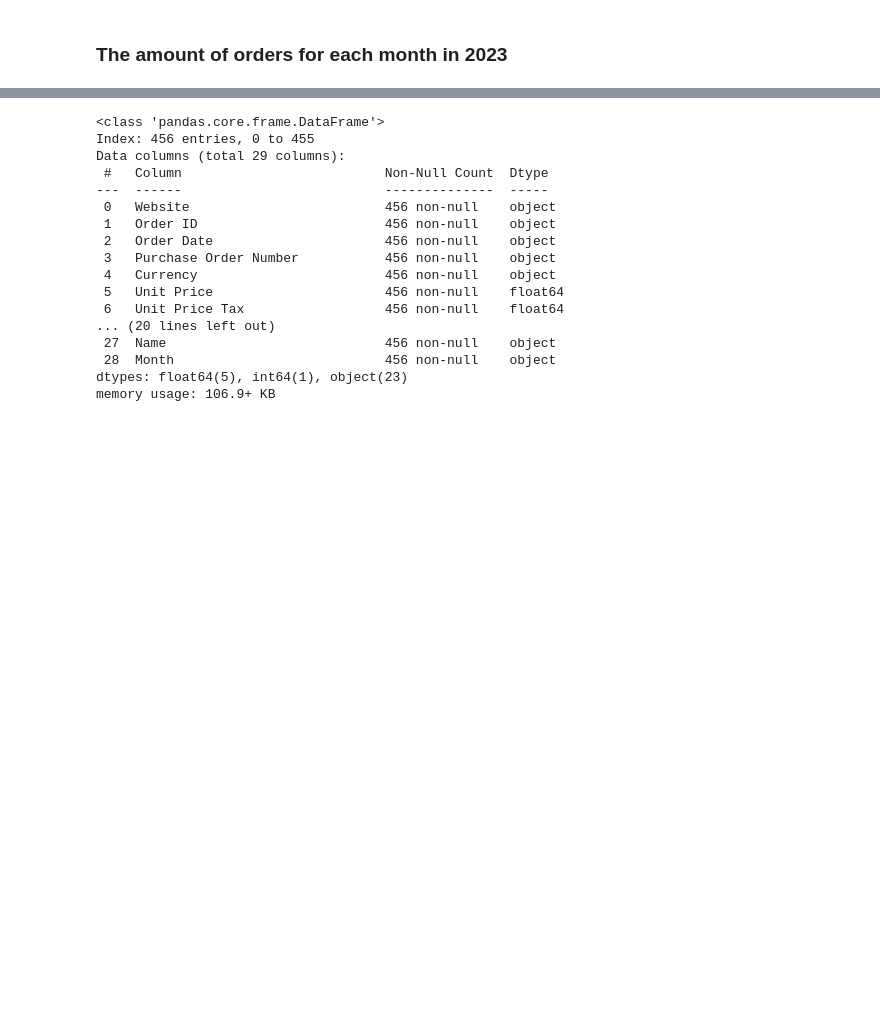
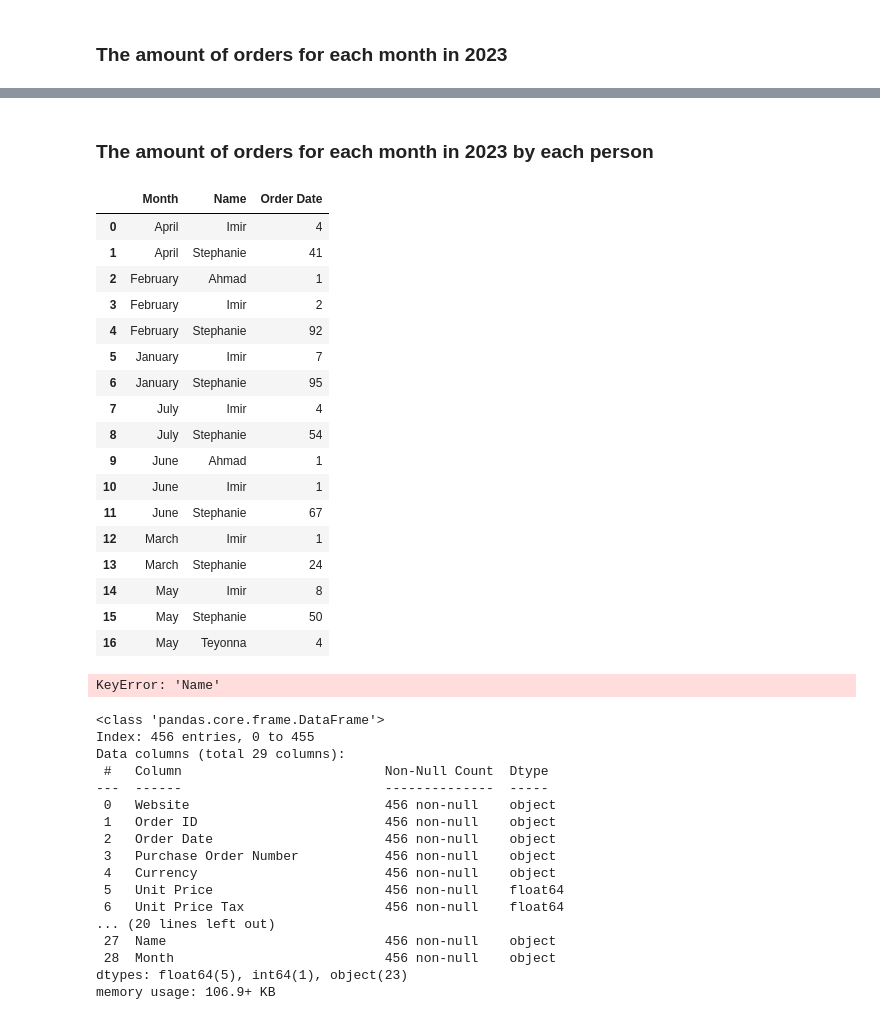
Before and after one commit to imirransom7/Amazon-Order-History, a Jupyter notebook: imir_amazon_order_history/orders.ipynb, the cells around one changed output, grey strips where cells are left out. Cells and saved outputs as stored; diff of their text form; code cells hidden in the pictures; blank space fills up the shorter version.

Commit message:
trying to get pivot to work

```diff
--- a/imir_amazon_order_history/orders.ipynb
+++ b/imir_amazon_order_history/orders.ipynb
@@ -221,3 +228,36 @@ AttributeError: 'list' object has no attribute 'unique'
+# %% [markdown]
+### The amount of orders for each month in 2023 by each person
+# %%
+dates_and_months = df.groupby(['Month', 'Name'])['Order Date'].count().reset_index()
+dates_and_months
+# %% [output]
+|  | Month | Name | Order Date |
+| 0 | April | Imir | 4 |
+| 1 | April | Stephanie | 41 |
+| 2 | February | Ahmad | 1 |
+| 3 | February | Imir | 2 |
+| 4 | February | Stephanie | 92 |
+| 5 | January | Imir | 7 |
+| 6 | January | Stephanie | 95 |
+| 7 | July | Imir | 4 |
+| 8 | July | Stephanie | 54 |
+| 9 | June | Ahmad | 1 |
+| 10 | June | Imir | 1 |
+| 11 | June | Stephanie | 67 |
+| 12 | March | Imir | 1 |
+| 13 | March | Stephanie | 24 |
+| 14 | May | Imir | 8 |
+| 15 | May | Stephanie | 50 |
+| 16 | May | Teyonna | 4 |
+# %%
+pivoted_df = dates_and_months.pivot(
+    columns='Name',
+    index='Month',
+    values='Order Date'
+)
+pivoted_df
+# %% [output]
+KeyError: 'Name'
 # %%
 items_for_2023 = df[df["Order Date"] >= "2023-01-01"]
 items_for_2023.info()
```
Also changed, not shown: parts of 1 cell of this notebook, 1 other file.
